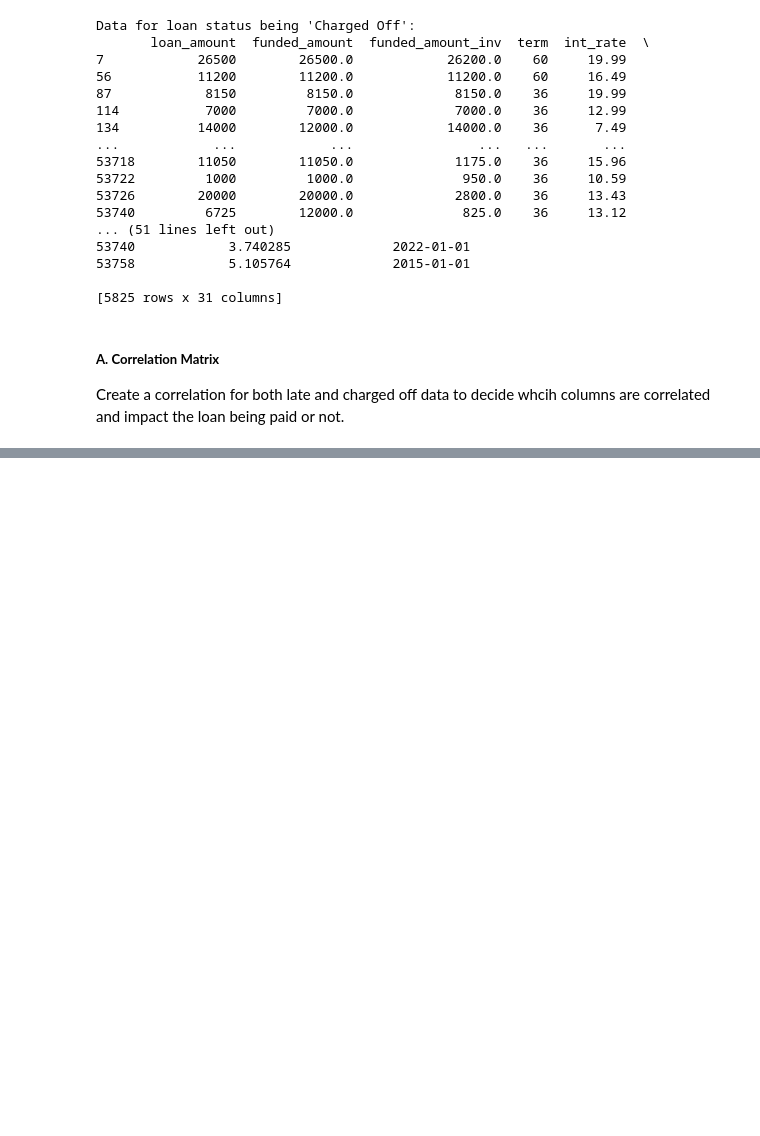
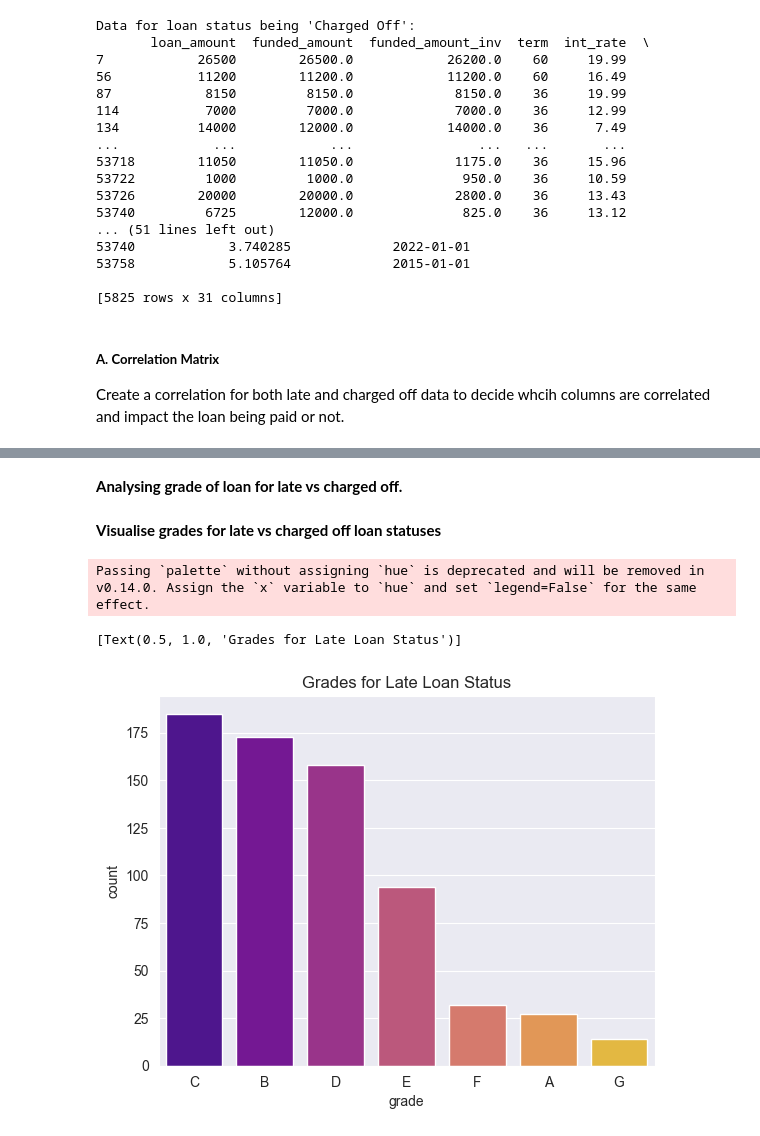
Before and after one commit to Shreeya-R/exploratory-data-analysis---customer-loans-in-finance, a Jupyter notebook: analysis_visualisation.ipynb, the cells around one changed output, grey strips where cells are left out. Drawn from its saved outputs; the diff is of its cells as text; code cells hidden in the pictures; blank space fills up the shorter version.

```diff
--- a/analysis_visualisation.ipynb
+++ b/analysis_visualisation.ipynb
@@ -401,0 +427,10 @@ Create a correlation for both late and charged off data to decide whcih columns
+# %% [markdown]
+__Analysing grade of loan for late vs charged off.__
+# %% [markdown]
+__Visualise grades for late vs charged off loan statuses__
+# %%
+sns.countplot(x='grade', data=late, order=late['grade'].value_counts().index ,palette = 'plasma').set(title = 'Grades for Late Loan Status')
+# %% [output]
+Passing `palette` without assigning `hue` is deprecated and will be removed in v0.14.0. Assign the `x` variable to `hue` and set `legend=False` for the same effect.
+[Text(0.5, 1.0, 'Grades for Late Loan Status')]
+[figure, added]
```
Also changed, not shown: parts of 13 cells of this notebook.
